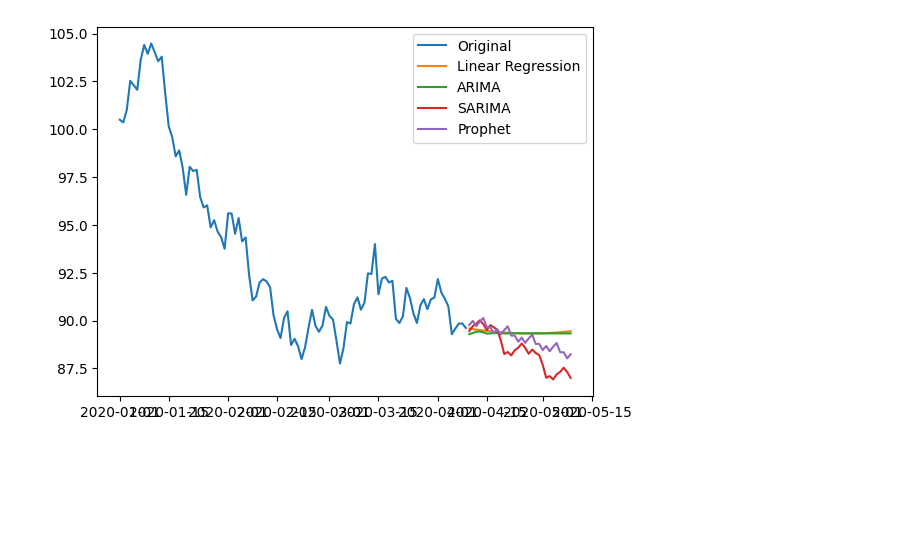
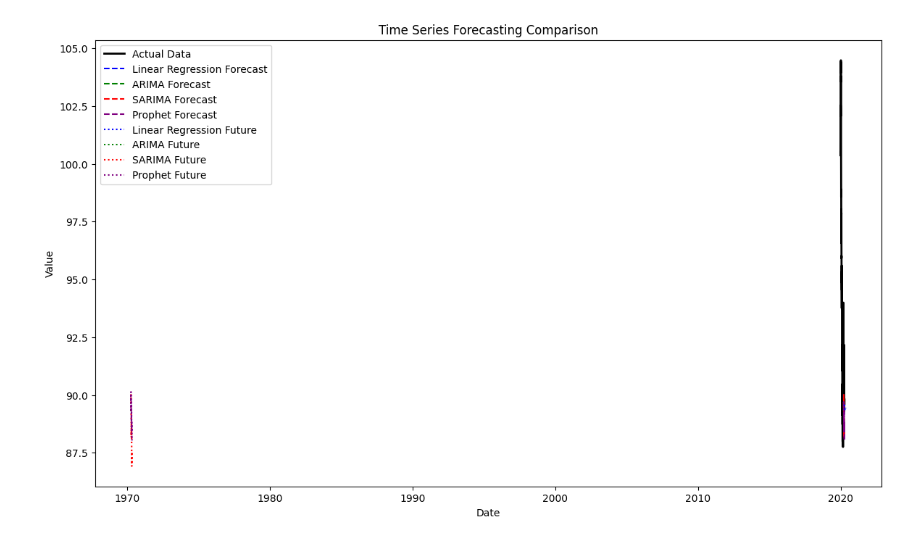
Before and after one commit to MizusakoSadanobu/time_series_analysis, a Jupyter notebook: model_comparison.ipynb, the cells around one changed output. Drawn from its saved outputs; the diff is of its cells as text; code cells hidden in the pictures; blank space fills up the shorter version.

Commit message:
Add error comp

```diff
--- a/model_comparison.ipynb
+++ b/model_comparison.ipynb
@@ -7,6 +7,7 @@ from sklearn.linear_model import LinearRegression
 from statsmodels.tsa.arima.model import ARIMA
 from statsmodels.tsa.statespace.sarimax import SARIMAX
 from prophet import Prophet
+from sklearn.metrics import mean_absolute_error, mean_squared_error
 
 # データの準備
 np.random.seed(42)
@@ -43,27 +44,25 @@ def linear_regression_forecast(df, future_steps):
 
     future_dates = pd.date_range(start=df['ds'].iloc[-1] + pd.Timedelta(days=1), periods=future_steps)
 
-    return df['ds'].iloc[-len(y_pred):], y_pred, future_dates, future_preds
+    return y_test, y_pred, df['ds'].iloc[-len(y_pred):], future_dates, future_preds
 
 # ARIMAでの予測
 def arima_forecast(df, future_steps):
     model_arima = ARIMA(df['y'], order=(5,1,0))
     arima_result = model_arima.fit()
 
-    forecast_arima = arima_result.forecast(steps=future_steps)
-    future_dates = pd.date_range(start=df['ds'].iloc[-1] + pd.Timedelta(days=1), periods=future_steps)
-
-    return future_dates, forecast_arima
+    forecast_arima = arima_result.forecast(steps=len(df) // 5)
+    future_forecast_arima = arima_result.forecast(steps=future_steps)
+    return df['y'].iloc[-len(forecast_arima):], forecast_arima, future_forecast_arima
 
 # SARIMAでの予測
 def sarima_forecast(df, future_steps):
     sarima_model = SARIMAX(df['y'], order=(1,1,1), seasonal_order=(1,1,1,12))
     sarima_result = sarima_model.fit()
 
-    forecast_sarima = sarima_result.get_forecast(steps=future_steps)
-    future_dates = pd.date_range(start=df['ds'].iloc[-1] + pd.Timedelta(days=1), periods=future_steps)
-
-    return future_dates, forecast_sarima.predicted_mean
+    forecast_sarima = sarima_result.get_forecast(steps=len(df) // 5).predicted_mean
+    future_forecast_sarima = sarima_result.get_forecast(steps=future_steps).predicted_mean
+    return df['y'].iloc[-len(forecast_sarima):], forecast_sarima, future_forecast_sarima
 
 # Prophetでの予測
 def prophet_forecast(df, future_steps):
@@ -73,33 +72,60 @@ def prophet_forecast(df, future_steps):
     future = model.make_future_dataframe(periods=future_steps)
     forecast = model.predict(future)
 
-    return forecast['ds'].iloc[-future_steps:], forecast['yhat'].iloc[-future_steps:]
+    forecast_prophet = forecast['yhat'].iloc[-len(df) // 5:]
+    future_forecast_prophet = forecast['yhat'].iloc[-future_steps:]
+    return df['y'].iloc[-len(forecast_prophet):], forecast_prophet, future_forecast_prophet
 
-# 予測結果を可視化
-def plot_forecasts(df, future_steps):
-    # 元データのプロット
-    plt.plot(df['ds'], df['y'], label='Original')
+# 可視化と誤差計算
+def visualize_and_calculate_errors(df, future_steps):
+    # 各モデルの予測を取得
+    y_test_lr, y_pred_lr, dates_lr, future_dates_lr, future_preds_lr = linear_regression_forecast(df, future_steps)
+    y_test_arima, y_pred_arima, future_preds_arima = arima_forecast(df, future_steps)
+    y_test_sarima, y_pred_sarima, future_preds_sarima = sarima_forecast(df, future_steps)
+    y_test_prophet, y_pred_prophet, future_preds_prophet = prophet_forecast(df, future_steps)
 
-    # 線形回帰
-    _, y_pred, future_dates_lr, future_preds_lr = linear_regression_forecast(df, future_steps)
-    plt.plot(future_dates_lr, future_preds_lr, label='Linear Regression')
+    # グラフの作成
+    plt.figure(figsize=(14, 8))
 
-    # ARIMA
-    future_dates_arima, forecast_arima = arima_forecast(df, future_steps)
-    plt.plot(future_dates_arima, forecast_arima, label='ARIMA')
+    # 過去のデータと予測値をプロット
+    plt.plot(df['ds'], df['y'], label='Actual Data', color='black', linewidth=2)
+    plt.plot(dates_lr, y_pred_lr, label='Linear Regression Forecast', color='blue', linestyle='--')
+    plt.plot(df['ds'].iloc[-len(y_pred_arima):], y_pred_arima, label='ARIMA Forecast', color='green', linestyle='--')
+    plt.plot(df['ds'].iloc[-len(y_pred_sarima):], y_pred_sarima, label='SARIMA Forecast', color='red', linestyle='--')
+    plt.plot(df['ds'].iloc[-len(y_pred_prophet):], y_pred_prophet, label='Prophet Forecast', color='purple', linestyle='--')
 
-    # SARIMA
-    future_dates_sarima, forecast_sarima = sarima_forecast(df, future_steps)
-    plt.plot(future_dates_sarima, forecast_sarima, label='SARIMA')
+    # 将来予測をプロット
+    plt.plot(future_dates_lr, future_preds_lr, label='Linear Regression Future', color='blue', linestyle=':')
+    plt.plot(future_preds_arima.index, future_preds_arima, label='ARIMA Future', color='green', linestyle=':')
+    plt.plot(future_preds_sarima.index, future_preds_sarima, label='SARIMA Future', color='red', linestyle=':')
+    plt.plot(future_preds_prophet.index, future_preds_prophet, label='Prophet Future', color='purple', linestyle=':')
 
-    # Prophet
-    future_dates_prophet, forecast_prophet = prophet_forecast(df, future_steps)
-    plt.plot(future_dates_prophet, forecast_prophet, label='Prophet')
-
+    plt.xlabel('Date')
+    plt.ylabel('Value')
+    plt.title('Time Series Forecasting Comparison')
     plt.legend()
     plt.show()
 
-# 将来予測を表示
+    # 誤差の計算
+    mae_lr = mean_absolute_error(y_test_lr, y_pred_lr)
+    rmse_lr = np.sqrt(mean_squared_error(y_test_lr, y_pred_lr))
+
+    mae_arima = mean_absolute_error(y_test_arima, y_pred_arima)
+    rmse_arima = np.sqrt(mean_squared_error(y_test_arima, y_pred_arima))
+
+    mae_sarima = mean_absolute_error(y_test_sarima, y_pred_sarima)
+    rmse_sarima = np.sqrt(mean_squared_error(y_test_sarima, y_pred_sarima))
+
+    mae_prophet = mean_absolute_error(y_test_prophet, y_pred_prophet)
+    rmse_prophet = np.sqrt(mean_squared_error(y_test_prophet, y_pred_prophet))
+
+    # 結果を表示
+    print("Linear Regression - MAE: {:.4f}, RMSE: {:.4f}".format(mae_lr, rmse_lr))
+    print("ARIMA - MAE: {:.4f}, RMSE: {:.4f}".format(mae_arima, rmse_arima))
+    print("SARIMA - MAE: {:.4f}, RMSE: {:.4f}".format(mae_sarima, rmse_sarima))
+    print("Prophet - MAE: {:.4f}, RMSE: {:.4f}".format(mae_prophet, rmse_prophet))
+
+# 可視化と誤差の計算を実行
 future_steps = 30
-plot_forecasts(df, future_steps)
+visualize_and_calculate_errors(df, future_steps)
 # %% [output]
@@ -108 +134 @@ plot_forecasts(df, future_steps)
-[figure, old version]
+[figure, new version]
```
Also changed, not shown: parts of 2 cells of this notebook.
